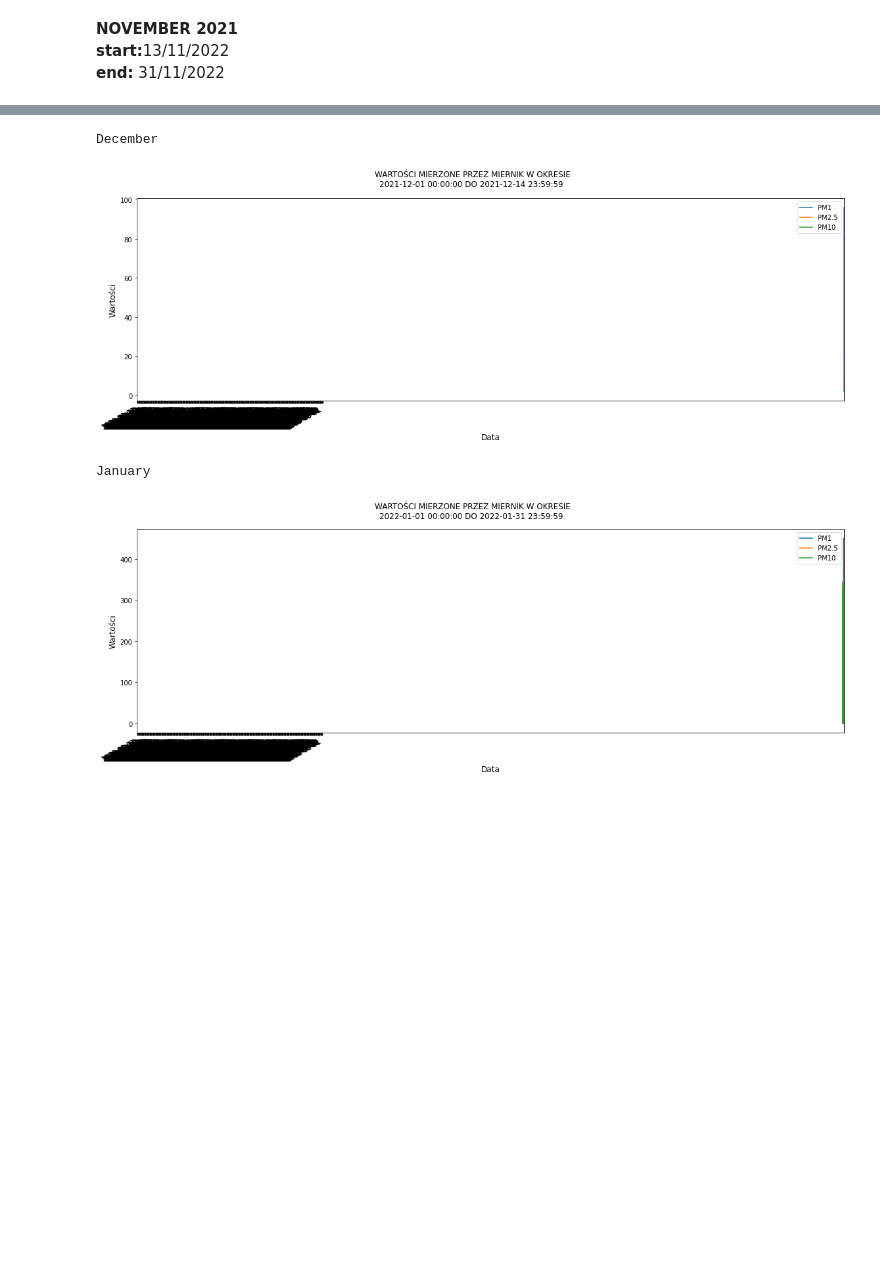
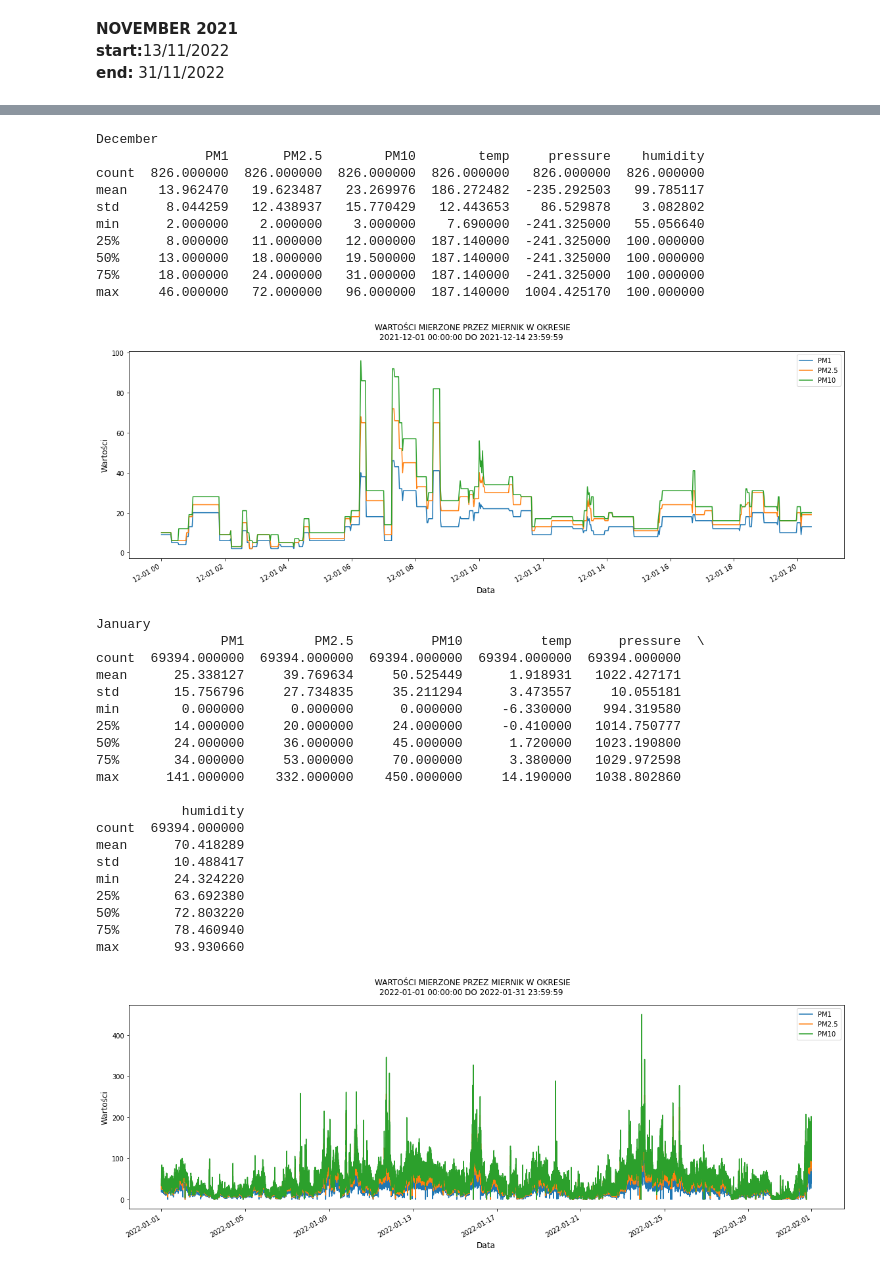
Before and after one commit to PawWitGit/Masters-s-project, a Jupyter notebook: masters_project/machine_learning/data_analysis/time_frame_analysis.ipynb, the cells around one changed output, grey strips where cells are left out. Saved outputs shown, nothing was run; the diff lists cells and outputs as text; code cells hidden in the pictures; blank space fills up the shorter version.

```diff
--- a/masters_project/machine_learning/data_analysis/time_frame_analysis.ipynb
+++ b/masters_project/machine_learning/data_analysis/time_frame_analysis.ipynb
@@ -104,6 +104,8 @@ class PlotData:
             )
             plot_df_2 = air_poll_df.loc[plot_df]
 
+            print(plot_df_2.describe())
+
             plt.rcParams["figure.figsize"] = [16.0, 6.0]
             plt.rcParams["figure.autolayout"] = True
 
@@ -118,7 +120,7 @@ class PlotData:
             try:
                 plot_df_2.plot(x="date", y=filtered_values,)
                 # plt.xticks(np.arange(0,151,25))
-                plt.xticks(np.arange(0,520769,10))
+                # plt.xticks(np.arange(0,520769,10))
                 plt.suptitle(
                     "Wartości mierzone przez miernik w okresie\n{} Do {} ".format(
                         start_date, end_date
@@ -232,8 +253,8 @@ months = [
     "November",
     "December",
     "January",
-    # "February",
-    # "March",
+    "February",
+    "March",
 ]
 
 for i in months:
@@ -244,7 +284,35 @@ November
 December
+              PM1       PM2.5        PM10        temp     pressure    humidity
+count  826.000000  826.000000  826.000000  826.000000   826.000000  826.000000
+mean    13.962470   19.623487   23.269976  186.272482  -235.292503   99.785117
+std      8.044259   12.438937   15.770429   12.443653    86.529878    3.082802
+min      2.000000    2.000000    3.000000    7.690000  -241.325000   55.056640
+25%      8.000000   11.000000   12.000000  187.140000  -241.325000  100.000000
+50%     13.000000   18.000000   19.500000  187.140000  -241.325000  100.000000
+75%     18.000000   24.000000   31.000000  187.140000  -241.325000  100.000000
+max     46.000000   72.000000   96.000000  187.140000  1004.425170  100.000000
-[figure, old version]
+[figure, new version]
 January
+                PM1         PM2.5          PM10          temp      pressure  \
+count  69394.000000  69394.000000  69394.000000  69394.000000  69394.000000
+mean      25.338127     39.769634     50.525449      1.918931   1022.427171
+std       15.756796     27.734835     35.211294      3.473557     10.055181
+min        0.000000      0.000000      0.000000     -6.330000    994.319580
+25%       14.000000     20.000000     24.000000     -0.410000   1014.750777
+50%       24.000000     36.000000     45.000000      1.720000   1023.190800
+75%       34.000000     53.000000     70.000000      3.380000   1029.972598
+max      141.000000    332.000000    450.000000     14.190000   1038.802860
+
+           humidity
+count  69394.000000
+mean      70.418289
+std       10.488417
+min       24.324220
+25%       63.692380
+50%       72.803220
+75%       78.460940
+max       93.930660
-[figure, old version]
+[figure, new version]
 # %%
 PlotData.plot_chart("01/02/22", "00:00:00", "02/28/22", "23:59:59",["PM1"])
 # %% [output]
```
Also changed, not shown: parts of 3 cells of this notebook.
